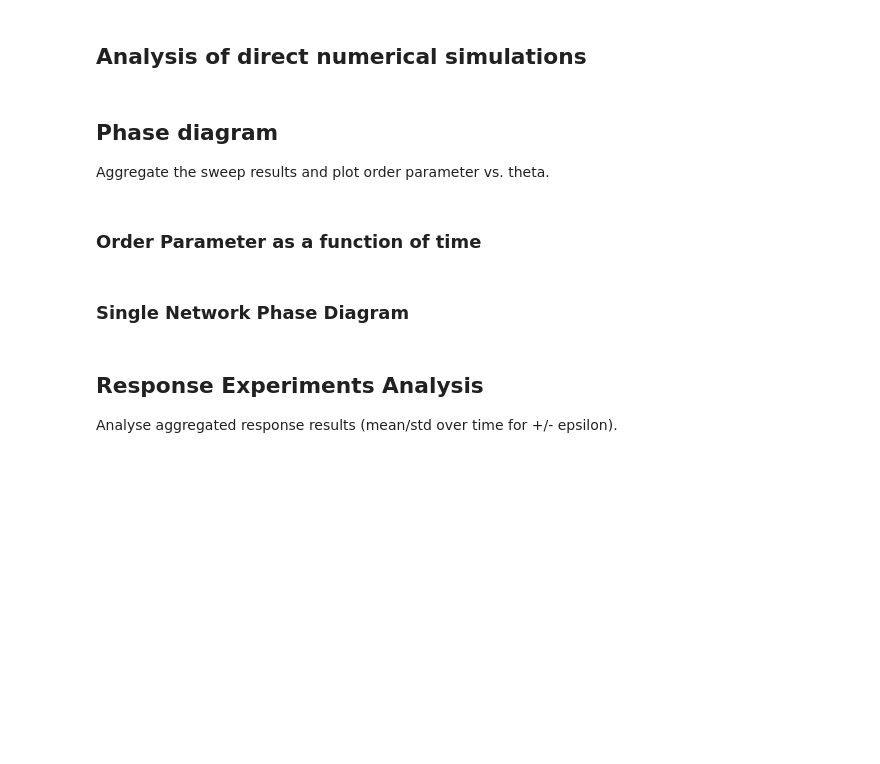
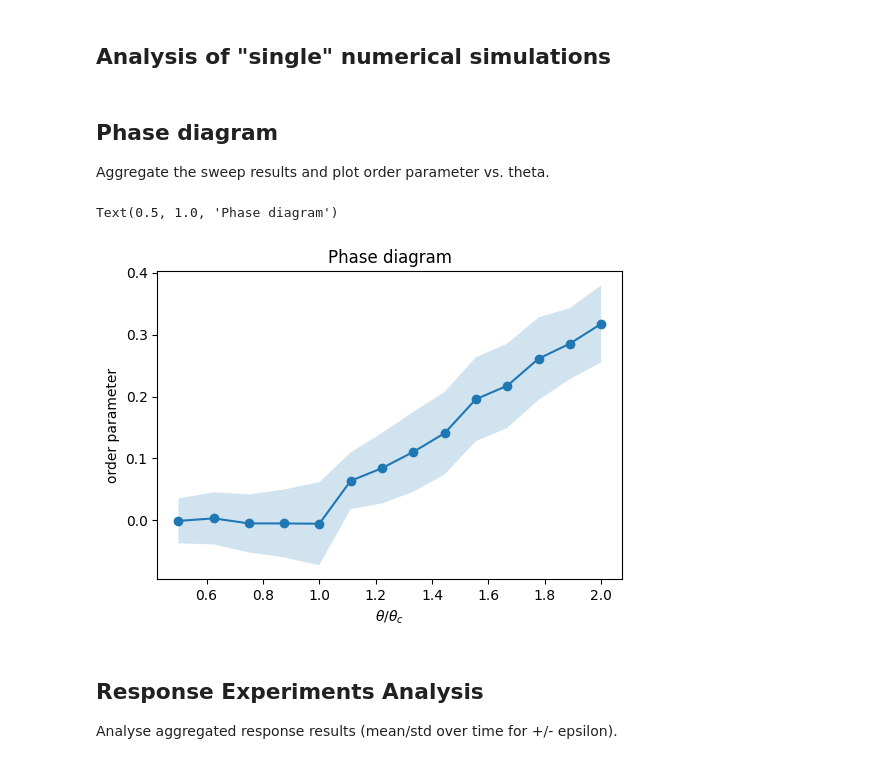
Before and after one commit to niccozagli/Dynamical_Systems_Networks, a Jupyter notebook: notebooks/prototyping/prototyping_data_analysis.ipynb, the cells around one changed output. Cells and saved outputs as stored; diff of their text form; code cells hidden in the pictures; blank space fills up the shorter version.

Commit message:
Changed data analysis for the phase diagram

```diff
--- a/notebooks/prototyping/prototyping_data_analysis.ipynb
+++ b/notebooks/prototyping/prototyping_data_analysis.ipynb
@@ -137,5 +178,5 @@ def compute_theta_c_from_config(config_path: Path, *, theta_bracket=(1e-6, 1.0))
 # %% [markdown]
-## Analysis of direct numerical simulations
+## Analysis of "single" numerical simulations
 # %%
 # Read outputs produced by prototyping_simulations.ipynb (stats.h5/state.h5)
 repo_root = find_repo_root()
@@ -160,40 +201,37 @@ ax.legend()
 
 Aggregate the sweep results and plot order parameter vs. theta.
 # %%
-# Aggregate across runs for each theta and plot the mean_x1 order parameter.
+# Aggregate across runs for each theta and plot the order parameter.
 repo_root = find_repo_root()
-sweep_dir = repo_root / "results" / "phase_diagram_double_well_configuration_model_poisson/"
-sweep_table_path = repo_root / "params" / "sweep_theta_double_well_configuration_model_poisson.tsv"
-sweep_table = load_sweep_table(sweep_table_path)
-config_path = repo_root / "configs" / "config_double_well_configuration_model_poisson.json"
+phase_diagram_base_folder = repo_root / "results/phase_diagram/power_law/n1000"
 
-theta_c = compute_theta_c_from_config(config_path)
+run_dirs = list_phase_diagram_runs(phase_diagram_base_folder)
+# Compute theta_c from the first config_used.json (theta itself is ignored).
+theta_c = compute_theta_c_from_config(run_dirs[0] / "config_used.json")
+config = read_config(run_dirs[0] / "config_used.json")
+phase_df = build_phase_diagram(
+    phase_diagram_base_folder,
+    frac=0.7,
+    theta_c=theta_c,
+)
+phase_df["theta_scaled"] = phase_df["theta"] / theta_c
+phase_df["std"] = np.sqrt(phase_df["var_x1"])
 
-phase_df = build_phase_diagram(
-    sweep_dir,
-    sweep_table,
-    frac=0.7,
-    theta_c=theta_c
-)
-phase_df["std"] = np.sqrt(phase_df["var_x1"])
-phase_df["theta_scaled"] = phase_df["theta"] / theta_c
-
-fig, ax = plt.subplots()
-ax = phase_df.plot(x="theta_scaled", y="mean_x1", marker="o", label="",legend=False, ax=ax)
+fig, ax = plt.subplots(figsize=(6, 4))
+phase_df.plot(x="theta_scaled", y="mean_x1", marker="o", ax=ax, legend=False)
 ax.fill_between(
     phase_df["theta_scaled"],
     phase_df["mean_x1"] - phase_df["std"],
     phase_df["mean_x1"] + phase_df["std"],
     alpha=0.2,
-    label="Ensemble variability"
 )
+ax.set_xlabel(r"$\theta/\theta_c$")
+ax.set_ylabel("order parameter")
+ax.set_title("Phase diagram")
 
-
-ax.set_ylabel(r"$\langle x_1 \rangle_0$", size=16)
-ax.set_xlabel(r"$\theta / \theta_c$", size=16)
-ax.set_title(r"Poisson")
-ax.legend()
-plt.show()
-fig.savefig(repo_root / "figures" / "Phase_Diagram_DoubleWell_NoRotation_Poisson.png", dpi=600)
+# Inspect one run's time series
+# mean_df, std_df = read_aggregate_dfs(run_dirs[11] / "aggregate.h5")
+# mean_df.plot(x="t", y="mean_x1_abs")
+# %% [output]
+Text(0.5, 1.0, 'Phase diagram')
+[figure, added]
-# %% [markdown]
-### Order Parameter as a function of time
@@ -243,2 +237,0 @@ fig.tight_layout()
-# %% [markdown]
-### Single Network Phase Diagram
```
Also changed, not shown: parts of 3 cells of this notebook.
